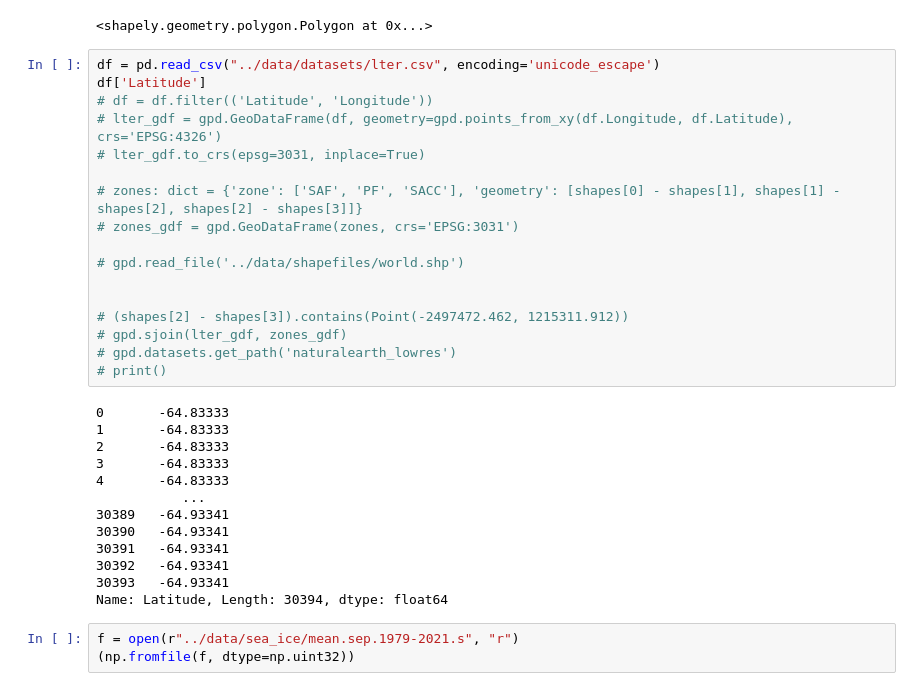
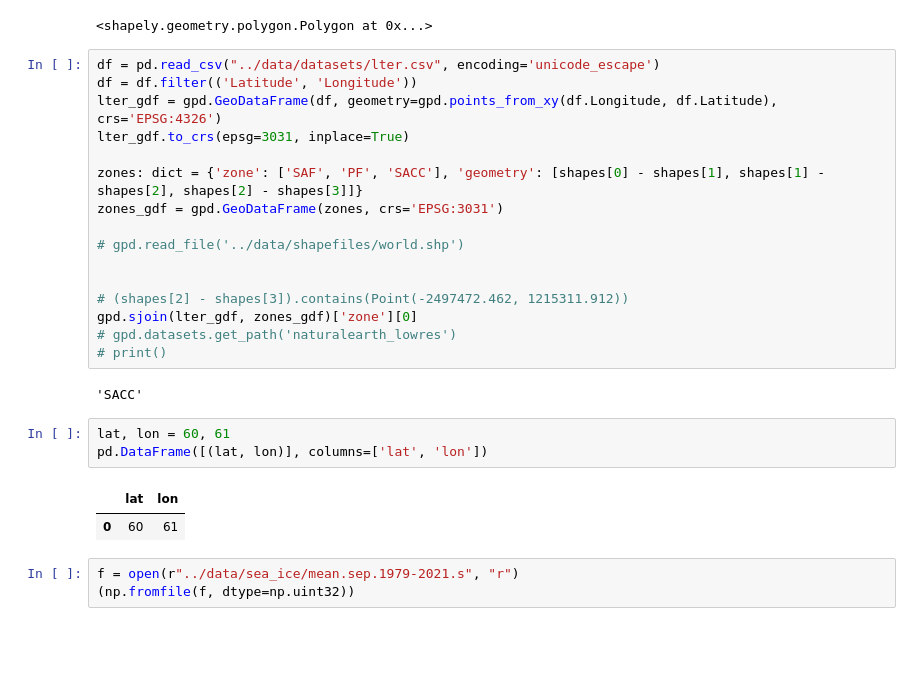
Before and after one commit to ayushnag/sophy, a Jupyter notebook: db/sophy_db.ipynb, the cells around one changed output. Drawn from its saved outputs; the diff is of its cells as text; blank space fills up the shorter version.

```diff
--- a/db/sophy_db.ipynb
+++ b/db/sophy_db.ipynb
@@ -211,34 +211,28 @@ shapes[0] - shapes[1]
 <shapely.geometry.polygon.Polygon at 0x...>
 # %%
 df = pd.read_csv("../data/datasets/lter.csv", encoding='unicode_escape')
-df['Latitude']
-# df = df.filter(('Latitude', 'Longitude'))
-# lter_gdf = gpd.GeoDataFrame(df, geometry=gpd.points_from_xy(df.Longitude, df.Latitude), crs='EPSG:4326')
-# lter_gdf.to_crs(epsg=3031, inplace=True)
+df = df.filter(('Latitude', 'Longitude'))
+lter_gdf = gpd.GeoDataFrame(df, geometry=gpd.points_from_xy(df.Longitude, df.Latitude), crs='EPSG:4326')
+lter_gdf.to_crs(epsg=3031, inplace=True)
 
-# zones: dict = {'zone': ['SAF', 'PF', 'SACC'], 'geometry': [shapes[0] - shapes[1], shapes[1] - shapes[2], shapes[2] - shapes[3]]}
-# zones_gdf = gpd.GeoDataFrame(zones, crs='EPSG:3031')
+zones: dict = {'zone': ['SAF', 'PF', 'SACC'], 'geometry': [shapes[0] - shapes[1], shapes[1] - shapes[2], shapes[2] - shapes[3]]}
+zones_gdf = gpd.GeoDataFrame(zones, crs='EPSG:3031')
 
 # gpd.read_file('../data/shapefiles/world.shp')
 
 
 # (shapes[2] - shapes[3]).contains(Point(-2497472.462, 1215311.912))
-# gpd.sjoin(lter_gdf, zones_gdf)
+gpd.sjoin(lter_gdf, zones_gdf)['zone'][0]
 # gpd.datasets.get_path('naturalearth_lowres')
 # print()
 # %% [output]
-0       -64.83333
-1       -64.83333
-2       -64.83333
-3       -64.83333
-4       -64.83333
-           ...
-30389   -64.93341
-30390   -64.93341
-30391   -64.93341
-30392   -64.93341
-30393   -64.93341
-Name: Latitude, Length: 30394, dtype: float64
+'SACC'
+# %%
+lat, lon = 60, 61
+pd.DataFrame([(lat, lon)], columns=['lat', 'lon'])
+# %% [output]
+|  | lat | lon |
+| 0 | 60 | 61 |
 # %%
 f = open(r"../data/sea_ice/mean.sep.1979-2021.s", "r")
 (np.fromfile(f, dtype=np.uint32))
```
Also changed, not shown: 2 other files.
